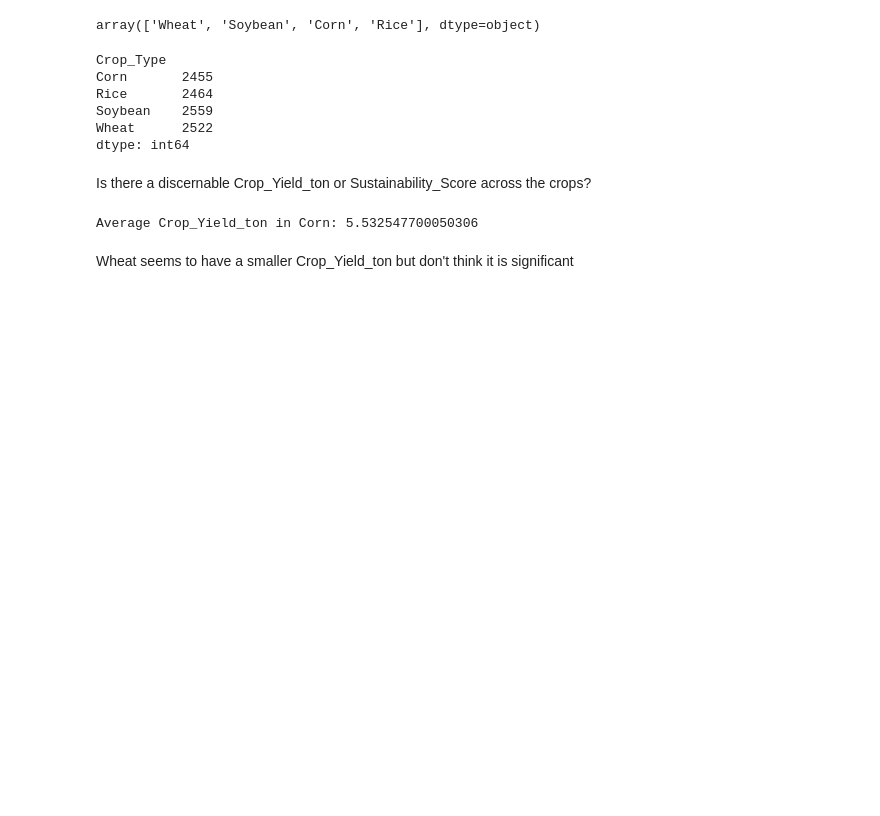
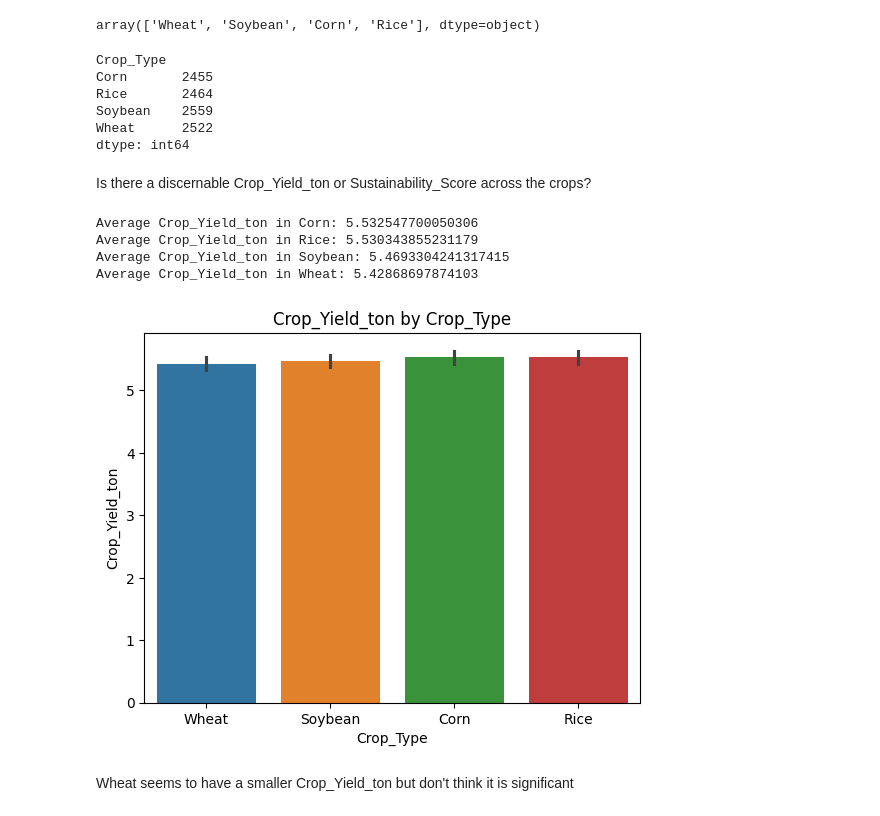
Before and after one commit to JoshuaWacks/sustainableFarmingAnalysis, a Jupyter notebook: questions.ipynb, the cells around one changed output. Saved outputs shown, nothing was run; the diff lists cells and outputs as text; code cells hidden in the pictures; blank space fills up the shorter version.

```diff
--- a/questions.ipynb
+++ b/questions.ipynb
@@ -53,10 +46,18 @@ def plot_line(df, x_value):
 # %%
 for crop_name, crop_df in zip(crop_names, crop_dfs):
-    # plot_line(crop_df,'Crop_Yield_ton')
+
     print(F"Average Crop_Yield_ton in {crop_name}: {crop_df.loc[:,'Crop_Yield_ton'].mean()}")
-    break
 # %% [output]
 Average Crop_Yield_ton in Corn: 5.532547700050306
+Average Crop_Yield_ton in Rice: 5.530343855231179
+Average Crop_Yield_ton in Soybean: 5.4693304241317415
+Average Crop_Yield_ton in Wheat: 5.42868697874103
+# %%
+sns.barplot(farmer_df,y = 'Crop_Yield_ton', x='Crop_Type', hue = 'Crop_Type')
+plt.title(F"Crop_Yield_ton by Crop_Type")
+plt.show()
+# %% [output]
+[figure, added]
 # %% [markdown]
 Wheat seems to have a smaller Crop_Yield_ton but don't think it is significant
 # %%
```
Also changed, not shown: parts of 19 cells of this notebook, 4 other files.
